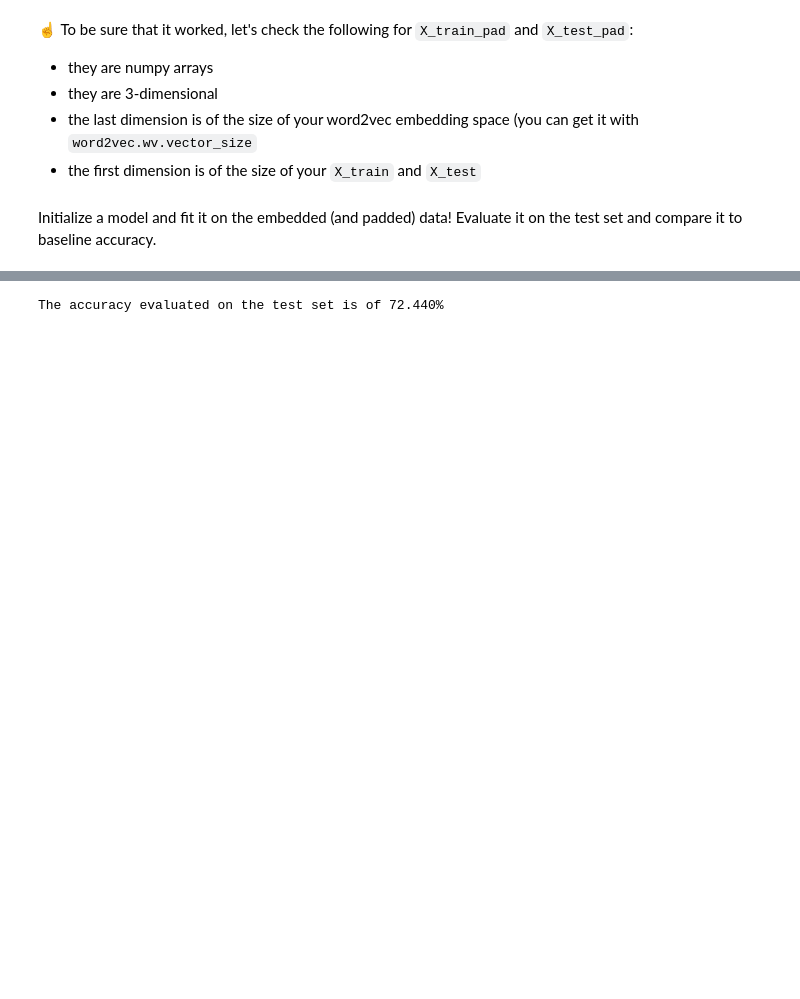
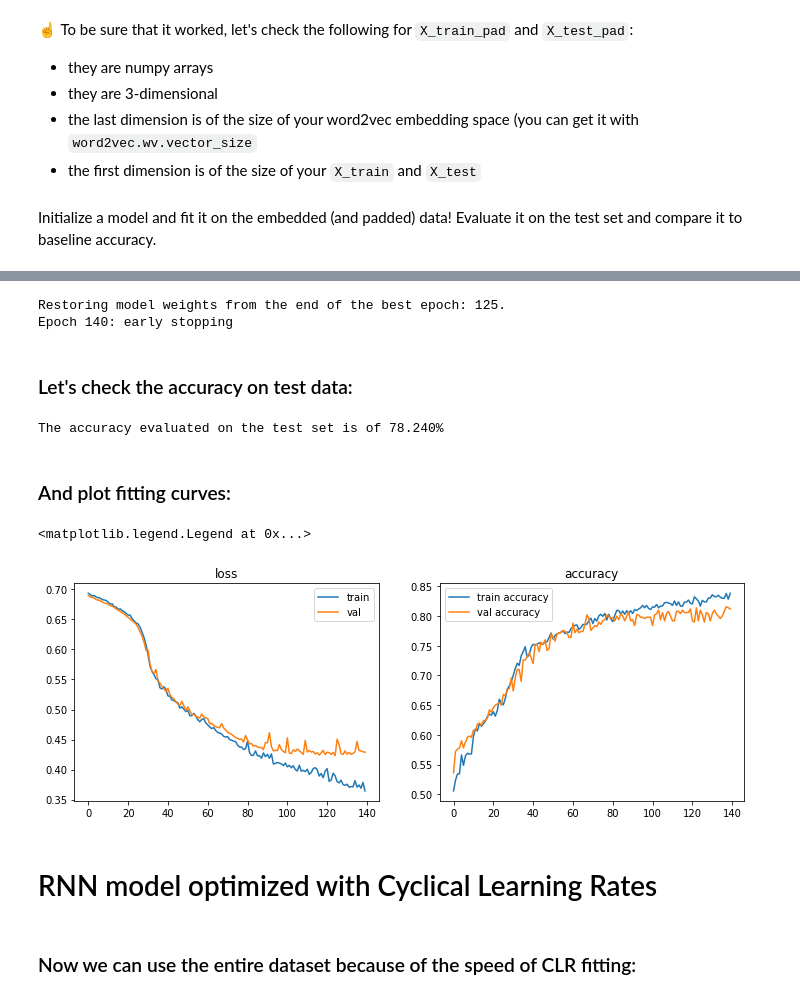
Before and after one commit to sridhar211/NLPmoviereviews, a Jupyter notebook: notebooks/NLP_word2vec.ipynb, the cells around one changed output, grey strips where cells are left out. Cells and saved outputs as stored; diff of their text form; code cells hidden in the pictures; blank space fills up the shorter version.

```diff
--- a/notebooks/NLP_word2vec.ipynb
+++ b/notebooks/NLP_word2vec.ipynb
@@ -57,6 +61,6 @@ Load one of the pre-trained word2vec embedding spaces.
 
 The `glove-wiki-gigaword-50` model is a good candidate to start with as it is smaller (65 MB).
 # %%
-word2vec_transfer=api.load('glove-wiki-gigaword-50')
+word2vec_transfer=api.load('glove-wiki-gigaword-100')
 # %% [markdown]
 Check the size of the vocabulary, but also the size of the embedding space.
@@ -100,27 +101,63 @@ Initialize a model and fit it on the embedded (and padded) data!  Evaluate it on
 # %%
 from tensorflow.keras import models,layers
 from tensorflow.keras.callbacks import EarlyStopping
+from tensorflow.keras.optimizers import RMSprop, Adam
+
+if 'model' in globals():
+    del model
 
 model=models.Sequential()
-model.add(layers.Masking(mask_value=0, input_shape=(200,50)))
-model.add(layers.LSTM(20))
-model.add(layers.Dense(10, activation="relu"))
+model.add(layers.Masking(mask_value=0, input_shape=(200,100)))
+model.add(layers.Bidirectional(layers.LSTM(200,
+                                           activation='tanh')))
+model.add(layers.Dropout(0.2))
+model.add(layers.Dense(100, activation="relu"))
+model.add(layers.Dense(20, activation="relu"))
 model.add(layers.Dense(1, activation="sigmoid"))
 
-model.compile(loss='binary_crossentropy', optimizer='rmsprop', metrics=['accuracy'])
+model.compile(loss='binary_crossentropy', optimizer=Adam(learning_rate=0.00001), metrics=['accuracy'])
 # %%
-es = EarlyStopping(patience=4,restore_best_weights=True, verbose=1)
+es = EarlyStopping(patience=15,restore_best_weights=True, verbose=1)
 
 # Fit the model on the train data
 history = model.fit(X_train_pad, y_train,
                     validation_split=0.2,
-                    epochs = 20,
-                    batch_size = 32,
+                    epochs = 180,
+                    batch_size = 64,
                     verbose = 0,
                     callbacks = [es])
+# %% [output]
+Restoring model weights from the end of the best epoch: 125.
+Epoch 140: early stopping
+# %% [markdown]
+### Let's check the accuracy on test data:
 # %%
 res = model.evaluate(X_test_pad, y_test, verbose=0)
-
 print(f'The accuracy evaluated on the test set is of {res[1]*100:.3f}%')
 # %% [output]
-The accuracy evaluated on the test set is of 72.440%
+The accuracy evaluated on the test set is of 78.240%
+# %% [markdown]
+ ### And plot fitting curves:
+# %%
+import matplotlib.pyplot as plt
+
+f, (ax1, ax2) = plt.subplots(1, 2, figsize=(12, 4))
+
+ax1.plot(history.history['loss'], label = 'train')
+ax1.plot(history.history['val_loss'], label = 'val')
+#ax1.set_ylim(0., 0.5)
+ax1.set_title('loss')
+ax1.legend()
+
+ax2.plot(history.history['accuracy'],
+          label='train accuracy')
+ax2.plot(history.history['val_accuracy'],
+          label='val accuracy')
+#ax2.set_ylim(0., 0.015)
+ax2.set_title('accuracy')
+ax2.legend()
+# %% [output]
+<matplotlib.legend.Legend at 0x...>
+[figure, added]
+# %% [markdown]
+# RNN model optimized with Cyclical Learning Rates
@@ -126,0 +167,2 @@ The accuracy evaluated on the test set is of 72.440%
+# %% [markdown]
+### Now we can use the entire dataset because of the speed of CLR fitting:
```
Also changed, not shown: parts of 21 cells of this notebook.
